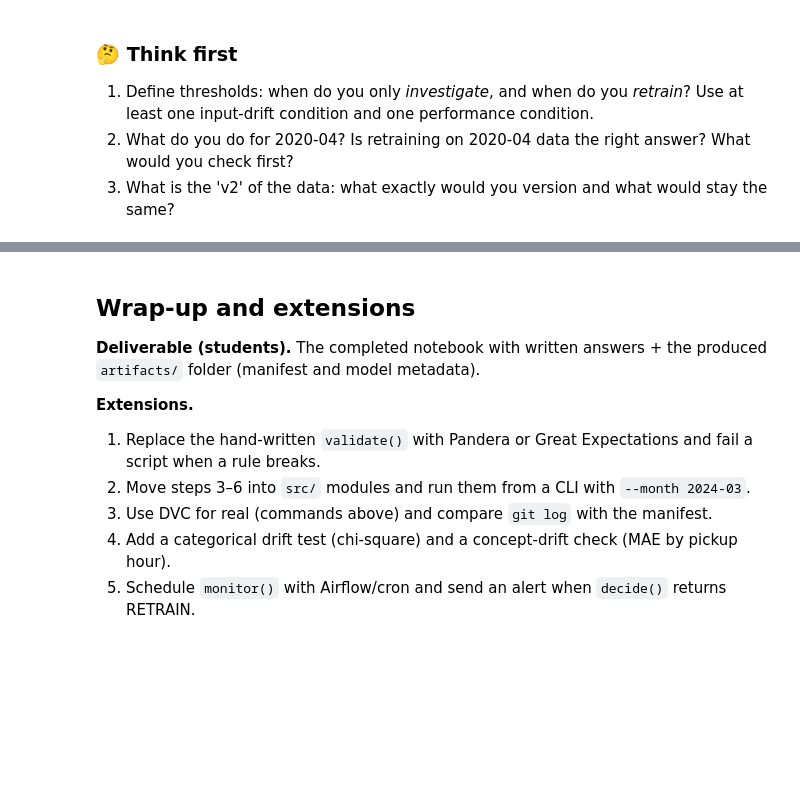
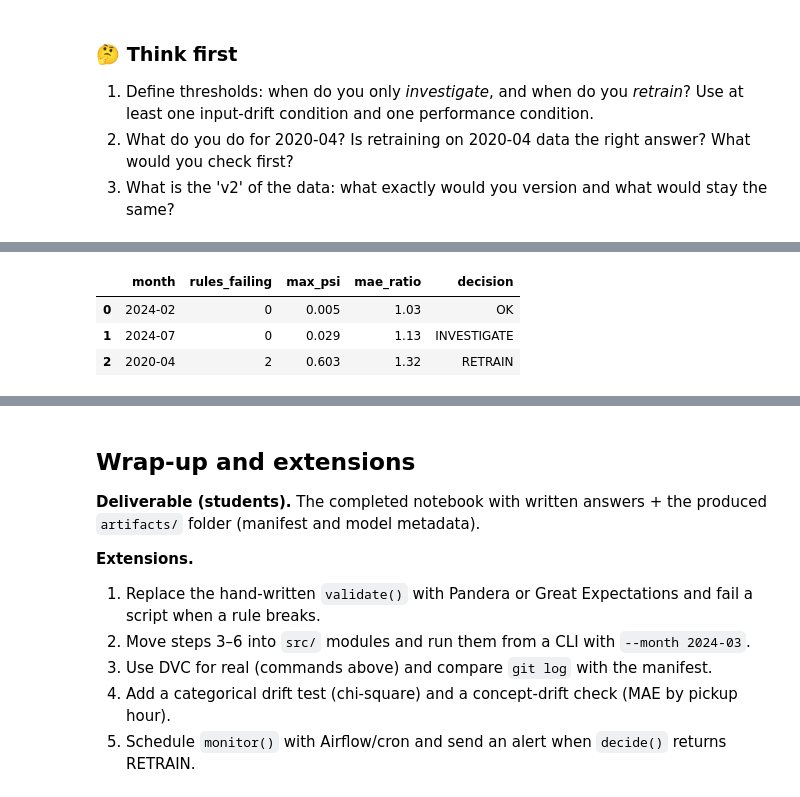
Before and after one commit to cikram/MLOPS_LABS, a Jupyter notebook: lab1/MLOps_Data_Lab_NYC_Taxi_STUDENT.ipynb, the cells around one changed output, grey strips where cells are left out. Cells and saved outputs as stored; diff of their text form; code cells hidden in the pictures; blank space fills up the shorter version.

```diff
--- a/lab1/MLOps_Data_Lab_NYC_Taxi_STUDENT.ipynb
+++ b/lab1/MLOps_Data_Lab_NYC_Taxi_STUDENT.ipynb
@@ -1225,9 +1371,30 @@ _Double-click and write your answers before coding (one line each is enough)._
 # %%
+# seuils de la politique (à relire et discuter en équipe)
+PSI_WARN, PSI_ALERT = 0.10, 0.25      # dérive des entrées : modérée / importante
+MAE_WARN, MAE_ALERT = 1.10, 1.25      # MAE du lot relative à la référence : +10 % / +25 %
+
 def decide(row, ref_mae):
     # TODO: return "OK", "INVESTIGATE" or "RETRAIN" using the max PSI of the row and its MAE vs ref_mae
-    ...
+    psi_cols = [c for c in row.index if c.startswith("psi_")]
+    max_psi = row[psi_cols].max()
+    mae_ratio = row["MAE_min"] / ref_mae
+
+    if mae_ratio >= MAE_ALERT or (max_psi >= PSI_ALERT and mae_ratio >= MAE_WARN):
+        return "RETRAIN"
+    if mae_ratio >= MAE_WARN or max_psi >= PSI_WARN or row["rules_failing"] > 0:
+        return "INVESTIGATE"
+    return "OK"
 
 # TODO: apply decide() to every row of `report` and show the decisions
+report["max_psi"] = report.filter(like="psi_").max(axis=1)
+report["mae_ratio"] = (report["MAE_min"] / ref_mae).round(2)
+report["decision"] = report.apply(lambda row: decide(row, ref_mae), axis=1)
+display(report[["month", "rules_failing", "max_psi", "mae_ratio", "decision"]])
+# %% [output]
+|  | month | rules_failing | max_psi | mae_ratio | decision |
+| 0 | 2024-02 | 0 | 0.005 | 1.03 | OK |
+| 1 | 2024-07 | 0 | 0.029 | 1.13 | INVESTIGATE |
+| 2 | 2020-04 | 2 | 0.603 | 1.32 | RETRAIN |
 # %%
 assert "decision" in report.columns, "add a decision column to the report"
 print("✅", report["decision"].to_dict())
```
Also changed, not shown: parts of 25 cells of this notebook, 15 other files.
